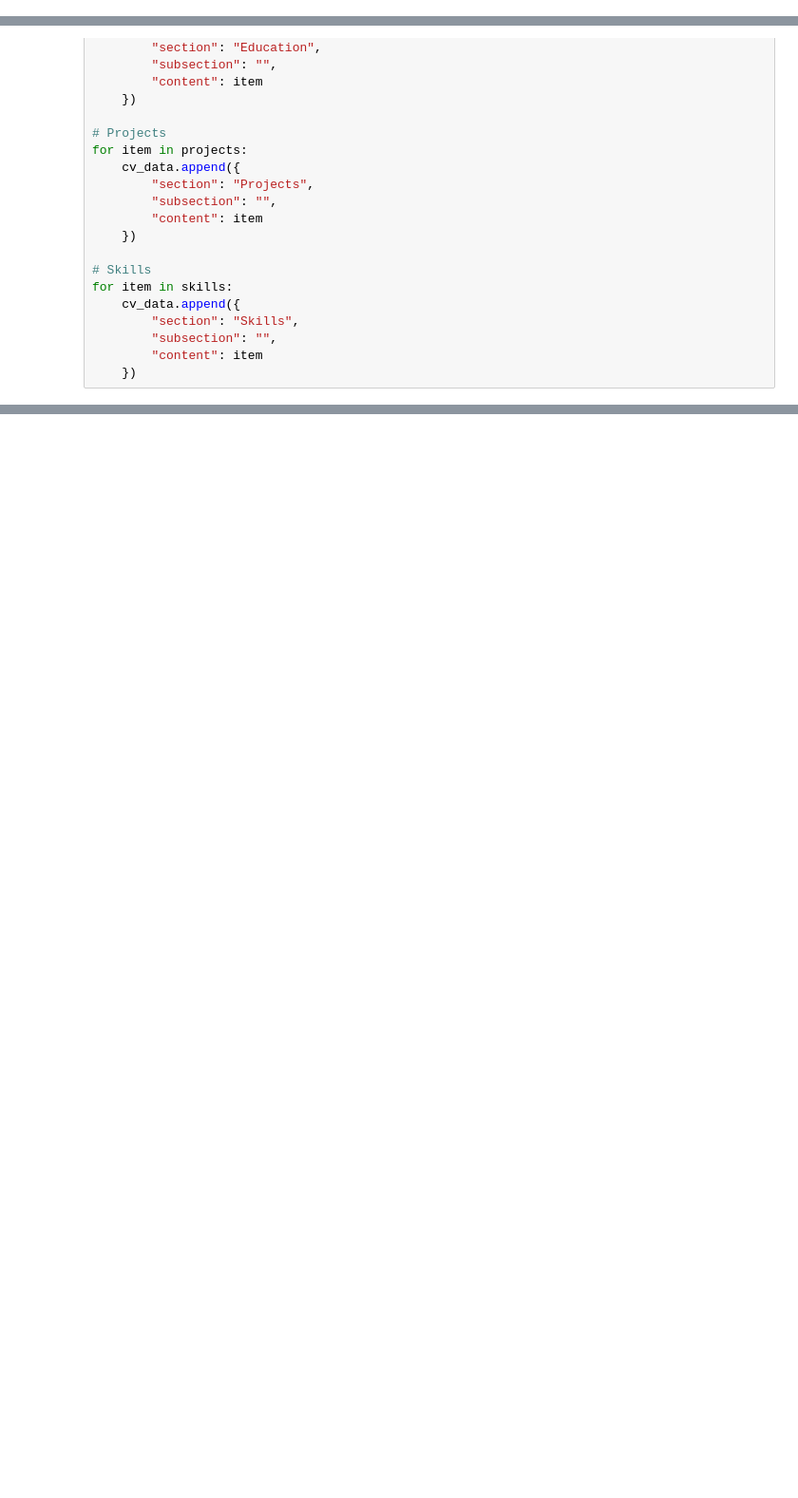
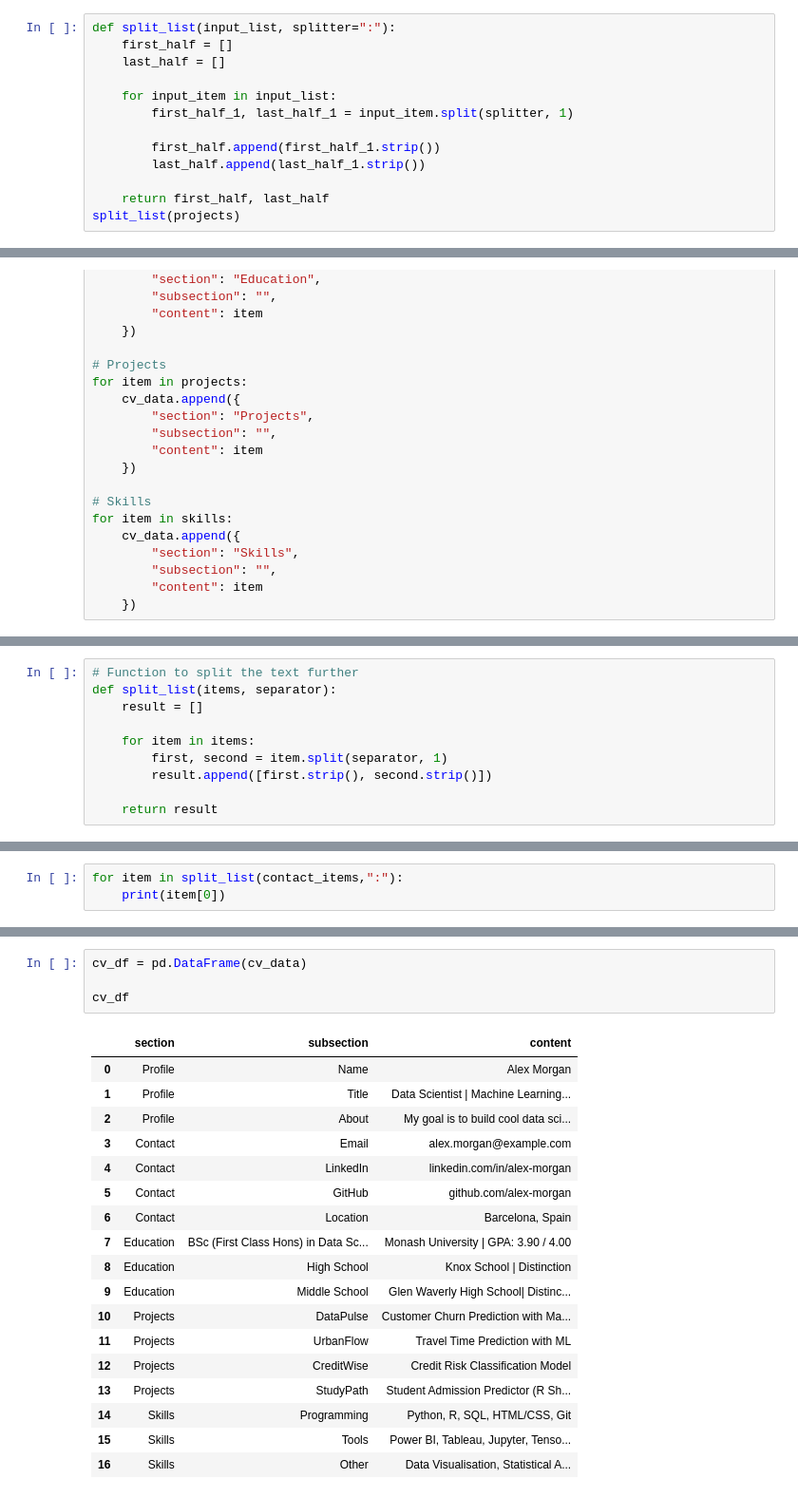
Before and after one commit to susara-ouchi/DA-2009---Scripts, a Jupyter notebook: Week 04/002 - Scraping portfolio/portfolio_scraper.ipynb, the cells around one changed output, grey strips where cells are left out. Shown at 95% size. Cells and saved outputs as stored; diff of their text form; blank space fills up the shorter version.

```diff
--- a/Week 04/002 - Scraping portfolio/portfolio_scraper.ipynb
+++ b/Week 04/002 - Scraping portfolio/portfolio_scraper.ipynb
@@ -157,0 +158,13 @@ projects
+# %%
+def split_list(input_list, splitter=":"):
+    first_half = []
+    last_half = []
+
+    for input_item in input_list:
+        first_half_1, last_half_1 = input_item.split(splitter, 1)
+
+        first_half.append(first_half_1.strip())
+        last_half.append(last_half_1.strip())
+
+    return first_half, last_half
+split_list(projects)
@@ -251,0 +275,10 @@ cv_df
+# %%
+# Function to split the text further
+def split_list(items, separator):
+    result = []
+
+    for item in items:
+        first, second = item.split(separator, 1)
+        result.append([first.strip(), second.strip()])
+
+    return result
@@ -251,0 +307,3 @@ cv_df
+# %%
+for item in split_list(contact_items,":"):
+    print(item[0])
@@ -251,0 +369,23 @@ cv_df
+# %%
+cv_df = pd.DataFrame(cv_data)
+
+cv_df
+# %% [output]
+|  | section | subsection | content |
+| 0 | Profile | Name | Alex Morgan |
+| 1 | Profile | Title | Data Scientist | Machine Learning... |
+| 2 | Profile | About | My goal is to build cool data sci... |
+| 3 | Contact | Email | alex.morgan@example.com |
+| 4 | Contact | LinkedIn | linkedin.com/in/alex-morgan |
+| 5 | Contact | GitHub | github.com/alex-morgan |
+| 6 | Contact | Location | Barcelona, Spain |
+| 7 | Education | BSc (First Class Hons) in Data Sc... | Monash University | GPA: 3.90 / 4.00 |
+| 8 | Education | High School | Knox School | Distinction |
+| 9 | Education | Middle School | Glen Waverly High School| Distinc... |
+| 10 | Projects | DataPulse | Customer Churn Prediction with Ma... |
+| 11 | Projects | UrbanFlow | Travel Time Prediction with ML |
+| 12 | Projects | CreditWise | Credit Risk Classification Model |
+| 13 | Projects | StudyPath | Student Admission Predictor (R Sh... |
+| 14 | Skills | Programming | Python, R, SQL, HTML/CSS, Git |
+| 15 | Skills | Tools | Power BI, Tableau, Jupyter, Tenso... |
+| 16 | Skills | Other | Data Visualisation, Statistical A... |
```
Also changed, not shown: parts of 19 cells of this notebook, 8 other files.
